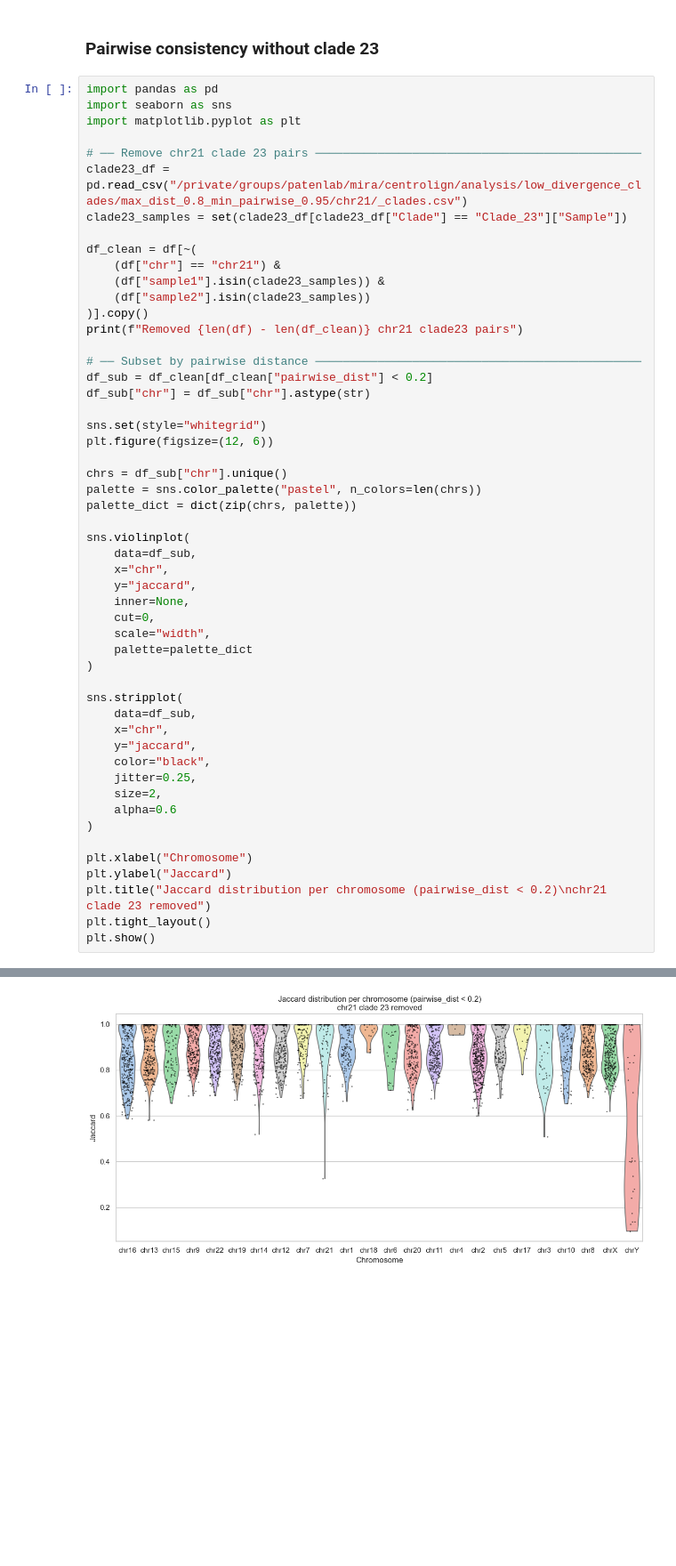
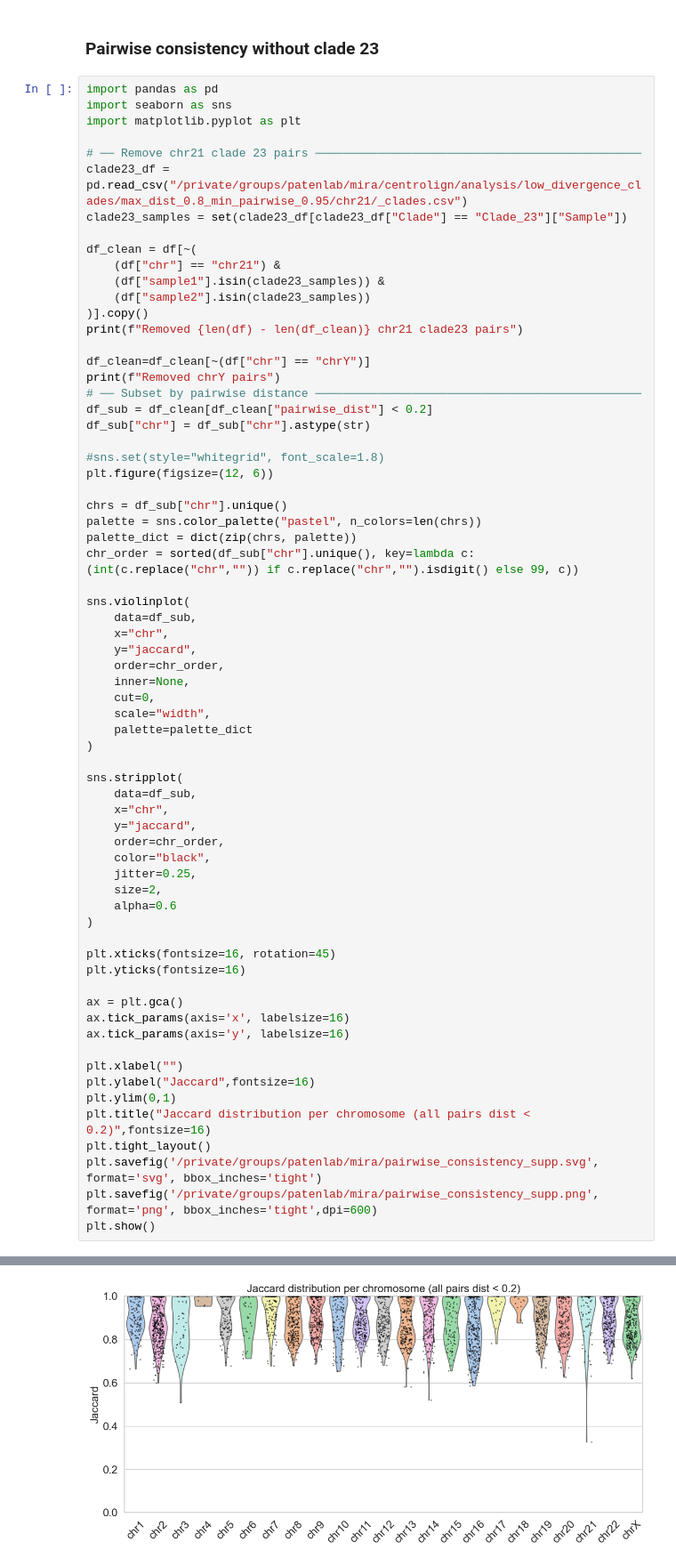
Before and after one commit to miramastoras/centrolign_analysis, a Jupyter notebook: analysis_notes/release2_QC_v2/notebooks/pairwise_consistency.ipynb, the cells around one changed output, grey strips where cells are left out. Shown at 89% size. Drawn from its saved outputs; the diff is of its cells as text; blank space fills up the shorter version.

```diff
--- a/analysis_notes/release2_QC_v2/notebooks/pairwise_consistency.ipynb
+++ b/analysis_notes/release2_QC_v2/notebooks/pairwise_consistency.ipynb
@@ -664,21 +670,25 @@ df_clean = df[~(
 )].copy()
 print(f"Removed {len(df) - len(df_clean)} chr21 clade23 pairs")
 
+df_clean=df_clean[~(df["chr"] == "chrY")]
+print(f"Removed chrY pairs")
 # ── Subset by pairwise distance ───────────────────────────────────────────────
 df_sub = df_clean[df_clean["pairwise_dist"] < 0.2]
 df_sub["chr"] = df_sub["chr"].astype(str)
 
-sns.set(style="whitegrid")
+#sns.set(style="whitegrid", font_scale=1.8)
 plt.figure(figsize=(12, 6))
 
 chrs = df_sub["chr"].unique()
 palette = sns.color_palette("pastel", n_colors=len(chrs))
 palette_dict = dict(zip(chrs, palette))
+chr_order = sorted(df_sub["chr"].unique(), key=lambda c: (int(c.replace("chr","")) if c.replace("chr","").isdigit() else 99, c))
 
 sns.violinplot(
     data=df_sub,
     x="chr",
     y="jaccard",
+    order=chr_order,
     inner=None,
     cut=0,
     scale="width",
@@ -689,16 +699,27 @@ sns.stripplot(
     data=df_sub,
     x="chr",
     y="jaccard",
+    order=chr_order,
     color="black",
     jitter=0.25,
     size=2,
     alpha=0.6
 )
 
-plt.xlabel("Chromosome")
-plt.ylabel("Jaccard")
-plt.title("Jaccard distribution per chromosome (pairwise_dist < 0.2)\nchr21 clade 23 removed")
+plt.xticks(fontsize=16, rotation=45)
+plt.yticks(fontsize=16)
+
+ax = plt.gca()
+ax.tick_params(axis='x', labelsize=16)
+ax.tick_params(axis='y', labelsize=16)
+
+plt.xlabel("")
+plt.ylabel("Jaccard",fontsize=16)
+plt.ylim(0,1)
+plt.title("Jaccard distribution per chromosome (all pairs dist < 0.2)",fontsize=16)
 plt.tight_layout()
+plt.savefig('/private/groups/patenlab/mira/pairwise_consistency_supp.svg', format='svg', bbox_inches='tight')
+plt.savefig('/private/groups/patenlab/mira/pairwise_consistency_supp.png', format='png', bbox_inches='tight',dpi=600)
 plt.show()
 # %% [output]
 Removed 253 chr21 clade23 pairs
@@ -705,13 +727,13 @@ Removed 253 chr21 clade23 pairs
 A value is trying to be set on a copy of a slice from a DataFrame.
 Try using .loc[row_indexer,col_indexer] = value instead
 
 See the caveats in the documentation: https://pandas.pydata.org/pandas-docs/stable/user_guide/indexing.html#returning-a-view-versus-a-copy
   df_sub["chr"] = df_sub["chr"].astype(str)
 
 Passing `palette` without assigning `hue` is deprecated and will be removed in v0.14.0. Assign the `x` variable to `hue` and set `legend=False` for the same effect.
 
   sns.violinplot(
 
 The `scale` parameter has been renamed and will be removed in v0.15.0. Pass `density_norm='width'` for the same effect.
   sns.violinplot(
-[figure, old version]
+[figure, new version]
```
Also changed, not shown: parts of 6 cells of this notebook, 7 other files.
